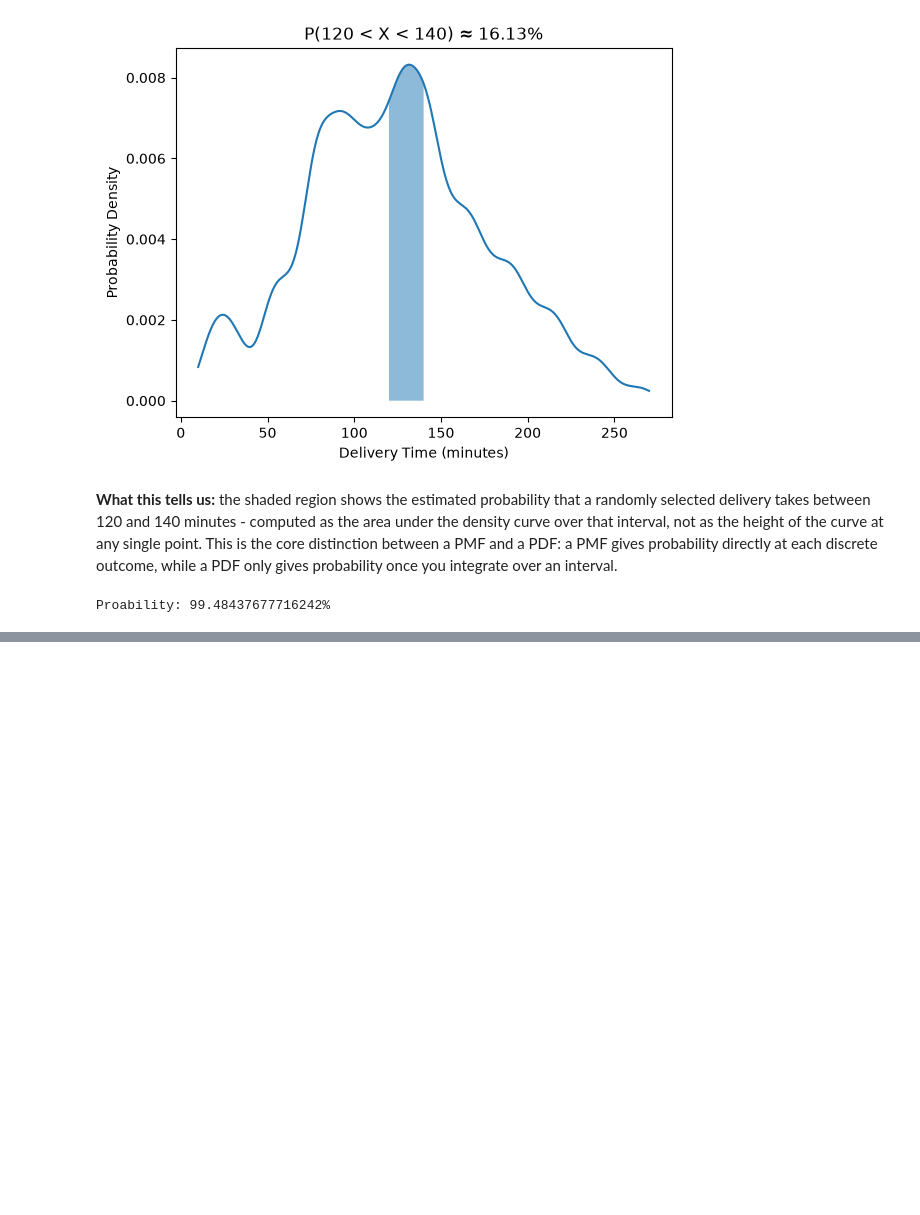
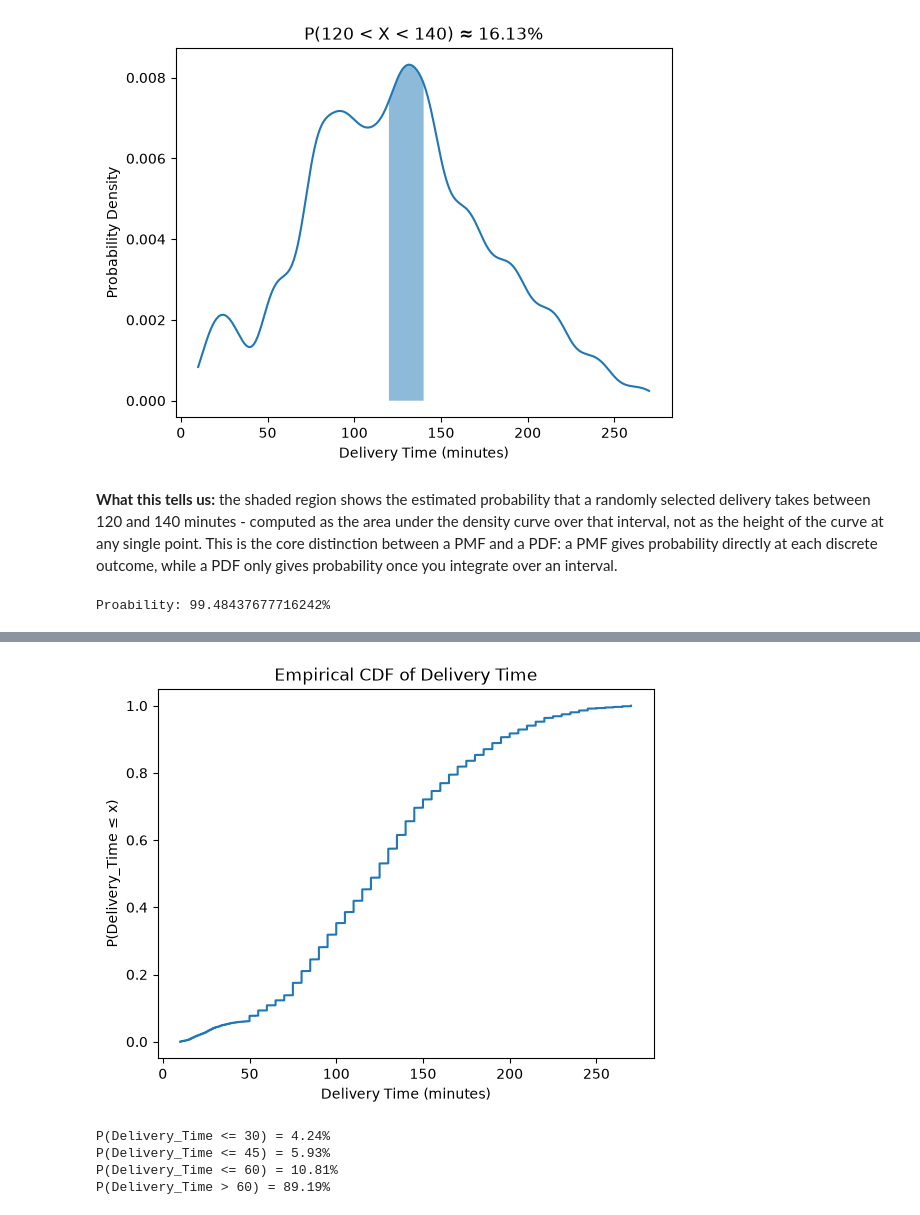
Before and after one commit to Michael-Nyawade/amazon-delivery-pmf-pdf-cdf, a Jupyter notebook: amazon-delivery.ipynb, the cells around one changed output, grey strips where cells are left out. Drawn from its saved outputs; the diff is of its cells as text; code cells hidden in the pictures; blank space fills up the shorter version.

Commit message:
Add empirical CDF of delivery times

```diff
--- a/amazon-delivery.ipynb
+++ b/amazon-delivery.ipynb
@@ -244,0 +255,29 @@ print(f"Calculated Area via quad: {raw_area:.2f}")
+# %%
+# Empirical CDF of delivery time
+sorted_times = np.sort(df["Delivery_Time"])
+cumulative_prob = np.arange(1, len(sorted_times) + 1) / len(sorted_times)
+
+plt.plot(sorted_times, cumulative_prob)
+
+plt.xlabel("Delivery Time (minutes)")
+plt.ylabel("P(Delivery_Time ≤ x)")
+plt.title("Empirical CDF of Delivery Time")
+plt.show()
+# %% [output]
+[figure, added]
+# %%
+# Answer concrete questions using the empirical CDF
+def empirical_cdf(x, data):
+    return (data <= x).mean()
+
+for threshold in [30, 45, 60]:
+    prob = empirical_cdf(threshold, df["Delivery_Time"])
+    print(f"P(Delivery_Time <= {threshold}) = {prob:.2%}")
+
+prob_over_60 = 1 - empirical_cdf(60, df["Delivery_Time"])
+print(f"P(Delivery_Time > 60) = {prob_over_60:.2%}")
+# %% [output]
+P(Delivery_Time <= 30) = 4.24%
+P(Delivery_Time <= 45) = 5.93%
+P(Delivery_Time <= 60) = 10.81%
+P(Delivery_Time > 60) = 89.19%
```
Also changed, not shown: parts of 2 cells of this notebook.
